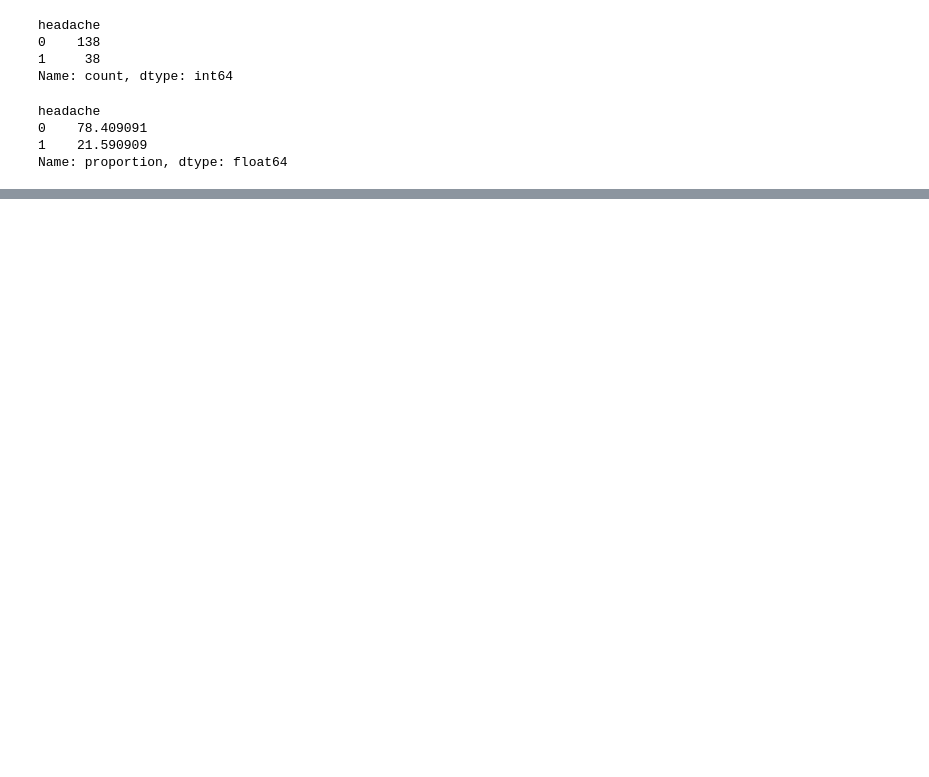
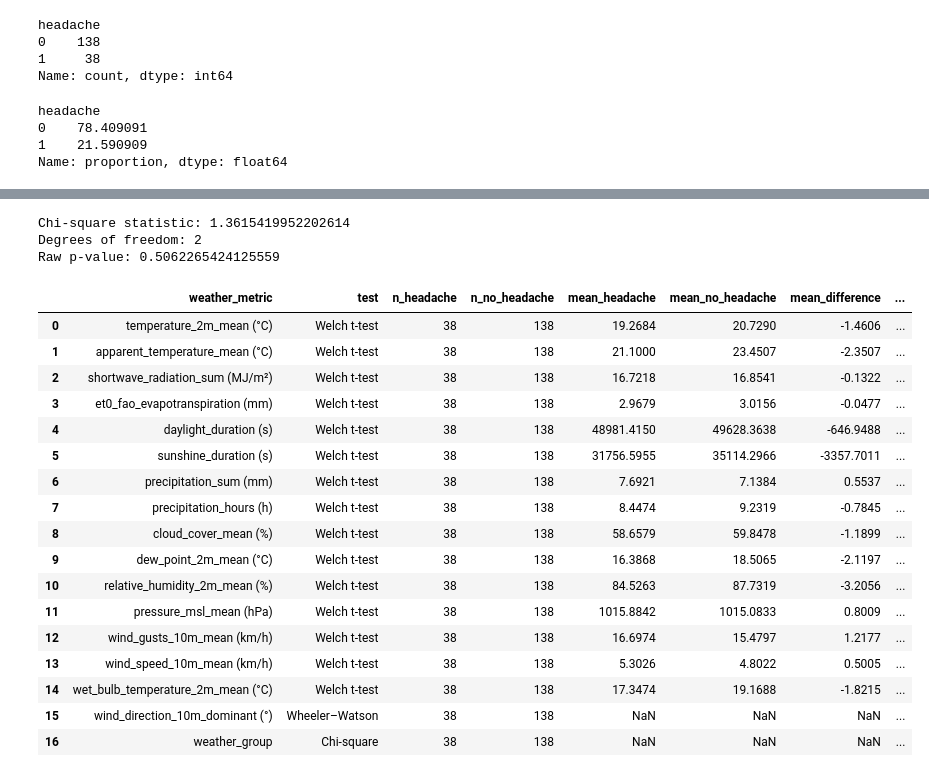
Before and after one commit to Waarentina/Case_3_headache, a Jupyter notebook: Analysis.ipynb, the cells around one changed output, grey strips where cells are left out. Saved outputs shown, nothing was run; the diff lists cells and outputs as text; code cells hidden in the pictures; blank space fills up the shorter version.

```diff
--- a/Analysis.ipynb
+++ b/Analysis.ipynb
@@ -205,0 +175,2 @@ plt.show()
+# %%
+test_results = {}
@@ -205,0 +384,48 @@ plt.show()
+# %%
+chi_result = chi2_contingency(
+    weather_table,
+    correction=False
+)
+
+print('Chi-square statistic:', chi_result.statistic)
+print('Degrees of freedom:', chi_result.dof)
+print('Raw p-value:', chi_result.pvalue)
+
+test_results['weather_group'] = {
+    'test': 'Chi-square',
+    'n_headache': int(weather_table[1].sum()),
+    'n_no_headache': int(weather_table[0].sum()),
+    'chi2_statistic': chi_result.statistic,
+    'p_value_raw': chi_result.pvalue
+}
+# %% [output]
+Chi-square statistic: 1.3615419952202614
+Degrees of freedom: 2
+Raw p-value: 0.5062265424125559
+# %%
+test_results_df = (
+    pd.DataFrame.from_dict(test_results, orient='index')
+    .rename_axis('weather_metric')
+    .reset_index()
+)
+
+display(test_results_df.round(4))
+# %% [output]
+|  | weather_metric | test | n_headache | n_no_headache | mean_headache | mean_no_headache | mean_difference | ... |
+| 0 | temperature_2m_mean (°C) | Welch t-test | 38 | 138 | 19.2684 | 20.7290 | -1.4606 | ... |
+| 1 | apparent_temperature_mean (°C) | Welch t-test | 38 | 138 | 21.1000 | 23.4507 | -2.3507 | ... |
+| 2 | shortwave_radiation_sum (MJ/m²) | Welch t-test | 38 | 138 | 16.7218 | 16.8541 | -0.1322 | ... |
+| 3 | et0_fao_evapotranspiration (mm) | Welch t-test | 38 | 138 | 2.9679 | 3.0156 | -0.0477 | ... |
+| 4 | daylight_duration (s) | Welch t-test | 38 | 138 | 48981.4150 | 49628.3638 | -646.9488 | ... |
+| 5 | sunshine_duration (s) | Welch t-test | 38 | 138 | 31756.5955 | 35114.2966 | -3357.7011 | ... |
+| 6 | precipitation_sum (mm) | Welch t-test | 38 | 138 | 7.6921 | 7.1384 | 0.5537 | ... |
+| 7 | precipitation_hours (h) | Welch t-test | 38 | 138 | 8.4474 | 9.2319 | -0.7845 | ... |
+| 8 | cloud_cover_mean (%) | Welch t-test | 38 | 138 | 58.6579 | 59.8478 | -1.1899 | ... |
+| 9 | dew_point_2m_mean (°C) | Welch t-test | 38 | 138 | 16.3868 | 18.5065 | -2.1197 | ... |
+| 10 | relative_humidity_2m_mean (%) | Welch t-test | 38 | 138 | 84.5263 | 87.7319 | -3.2056 | ... |
+| 11 | pressure_msl_mean (hPa) | Welch t-test | 38 | 138 | 1015.8842 | 1015.0833 | 0.8009 | ... |
+| 12 | wind_gusts_10m_mean (km/h) | Welch t-test | 38 | 138 | 16.6974 | 15.4797 | 1.2177 | ... |
+| 13 | wind_speed_10m_mean (km/h) | Welch t-test | 38 | 138 | 5.3026 | 4.8022 | 0.5005 | ... |
+| 14 | wet_bulb_temperature_2m_mean (°C) | Welch t-test | 38 | 138 | 17.3474 | 19.1688 | -1.8215 | ... |
+| 15 | wind_direction_10m_dominant (°) | Wheeler–Watson | 38 | 138 | NaN | NaN | NaN | ... |
+| 16 | weather_group | Chi-square | 38 | 138 | NaN | NaN | NaN | ... |
```
Also changed, not shown: parts of 24 cells of this notebook, 1 other file.
